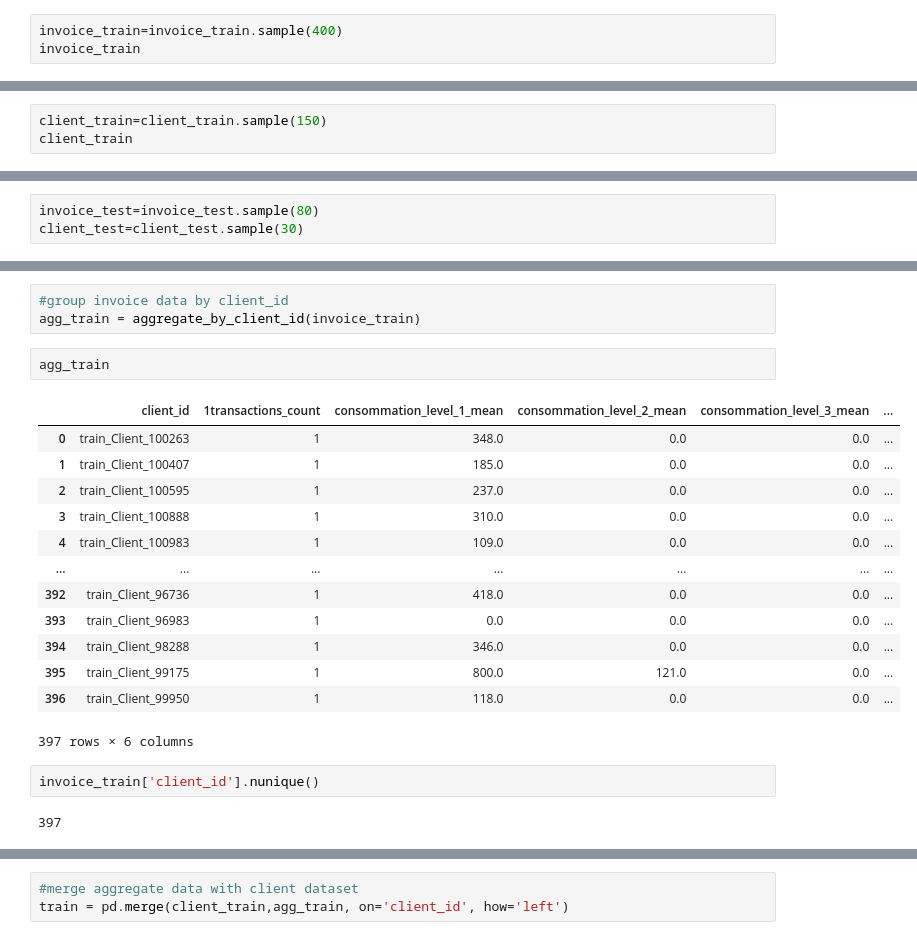
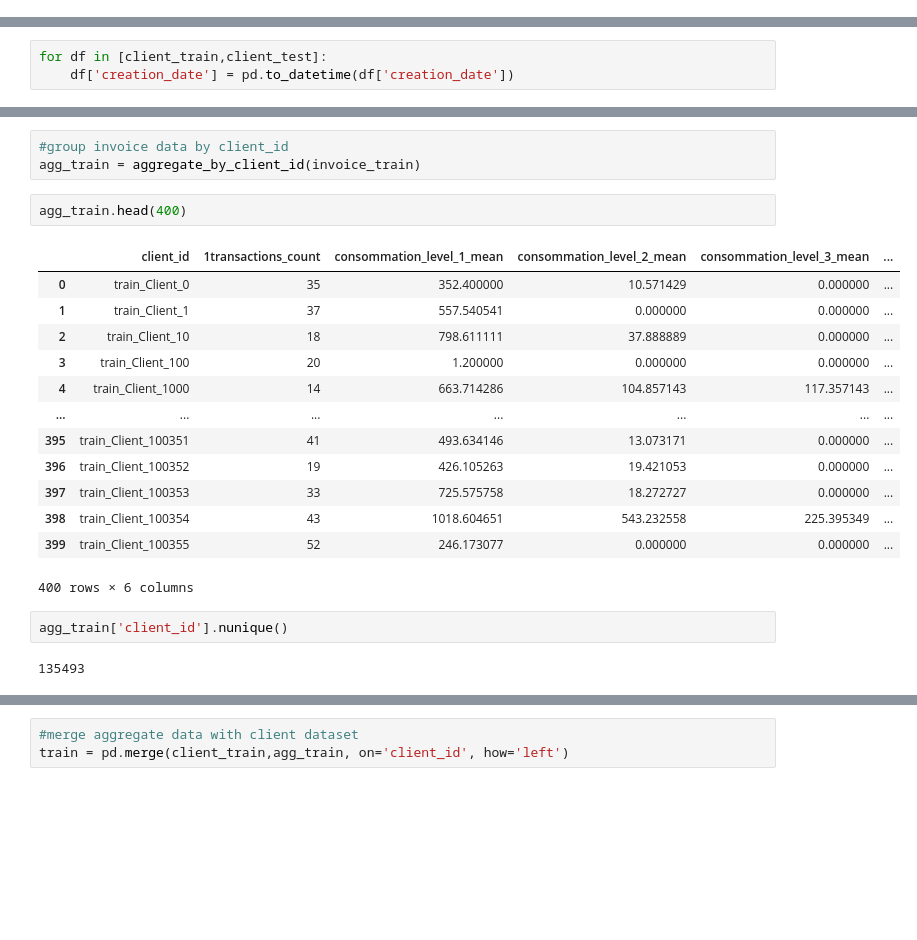
Before and after one commit to abh22/fraud_detect_steg, a Jupyter notebook: Fraud_Detection_Starter.ipynb, the cells around one changed output, grey strips where cells are left out. Cells and saved outputs as stored; diff of their text form; blank space fills up the shorter version.

```diff
--- a/Fraud_Detection_Starter.ipynb
+++ b/Fraud_Detection_Starter.ipynb
@@ -168,6 +168,3 @@ client_catg - 3
 region - 25
 creation_date - 8088
 target - 2
-# %%
-invoice_train=invoice_train.sample(400)
-invoice_train
@@ -188,3 +170,0 @@ invoice_train
-# %%
-client_train=client_train.sample(150)
-client_train
@@ -264,0 +233,3 @@ sns.countplot(x='region',data=client_train,hue='target')
+# %%
+for df in [client_train,client_test]:
+    df['creation_date'] = pd.to_datetime(df['creation_date'])
@@ -274,6 +286,3 @@ plt.show()
-# %%
-invoice_test=invoice_test.sample(80)
-client_test=client_test.sample(30)
 # %% [markdown]
 ## Feature Engineering
 # %%
@@ -305,22 +314,22 @@ def aggregate_by_client_id(invoice_data):
 #group invoice data by client_id
 agg_train = aggregate_by_client_id(invoice_train)
 # %%
-agg_train
+agg_train.head(400)
 # %% [output]
 |  | client_id | 1transactions_count | consommation_level_1_mean | consommation_level_2_mean | consommation_level_3_mean | ... |
-| 0 | train_Client_100263 | 1 | 348.0 | 0.0 | 0.0 | ... |
-| 1 | train_Client_100407 | 1 | 185.0 | 0.0 | 0.0 | ... |
-| 2 | train_Client_100595 | 1 | 237.0 | 0.0 | 0.0 | ... |
-| 3 | train_Client_100888 | 1 | 310.0 | 0.0 | 0.0 | ... |
-| 4 | train_Client_100983 | 1 | 109.0 | 0.0 | 0.0 | ... |
+| 0 | train_Client_0 | 35 | 352.400000 | 10.571429 | 0.000000 | ... |
+| 1 | train_Client_1 | 37 | 557.540541 | 0.000000 | 0.000000 | ... |
+| 2 | train_Client_10 | 18 | 798.611111 | 37.888889 | 0.000000 | ... |
+| 3 | train_Client_100 | 20 | 1.200000 | 0.000000 | 0.000000 | ... |
+| 4 | train_Client_1000 | 14 | 663.714286 | 104.857143 | 117.357143 | ... |
 | ... | ... | ... | ... | ... | ... | ... |
-| 392 | train_Client_96736 | 1 | 418.0 | 0.0 | 0.0 | ... |
-| 393 | train_Client_96983 | 1 | 0.0 | 0.0 | 0.0 | ... |
-| 394 | train_Client_98288 | 1 | 346.0 | 0.0 | 0.0 | ... |
-| 395 | train_Client_99175 | 1 | 800.0 | 121.0 | 0.0 | ... |
-| 396 | train_Client_99950 | 1 | 118.0 | 0.0 | 0.0 | ... |
+| 395 | train_Client_100351 | 41 | 493.634146 | 13.073171 | 0.000000 | ... |
+| 396 | train_Client_100352 | 19 | 426.105263 | 19.421053 | 0.000000 | ... |
+| 397 | train_Client_100353 | 33 | 725.575758 | 18.272727 | 0.000000 | ... |
+| 398 | train_Client_100354 | 43 | 1018.604651 | 543.232558 | 225.395349 | ... |
+| 399 | train_Client_100355 | 52 | 246.173077 | 0.000000 | 0.000000 | ... |
-397 rows × 6 columns
+400 rows × 6 columns
 # %%
-invoice_train['client_id'].nunique()
+agg_train['client_id'].nunique()
 # %% [output]
-397
+135493
```
Also changed, not shown: parts of 24 cells of this notebook.
